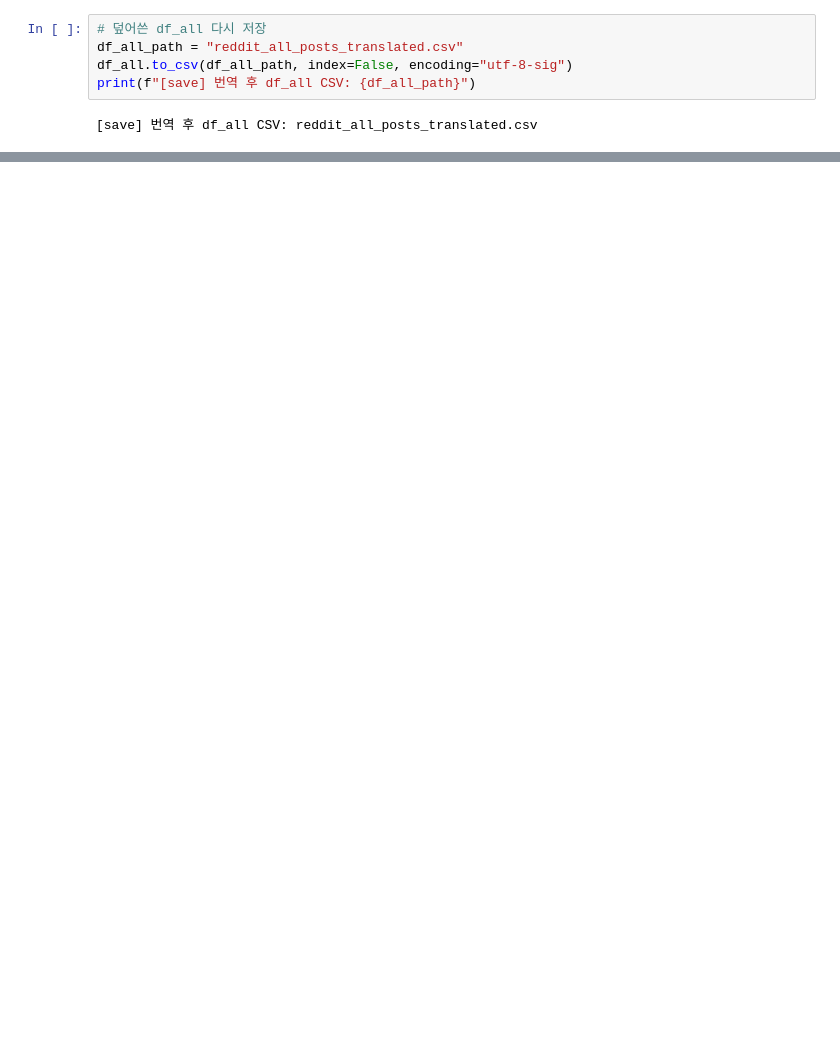
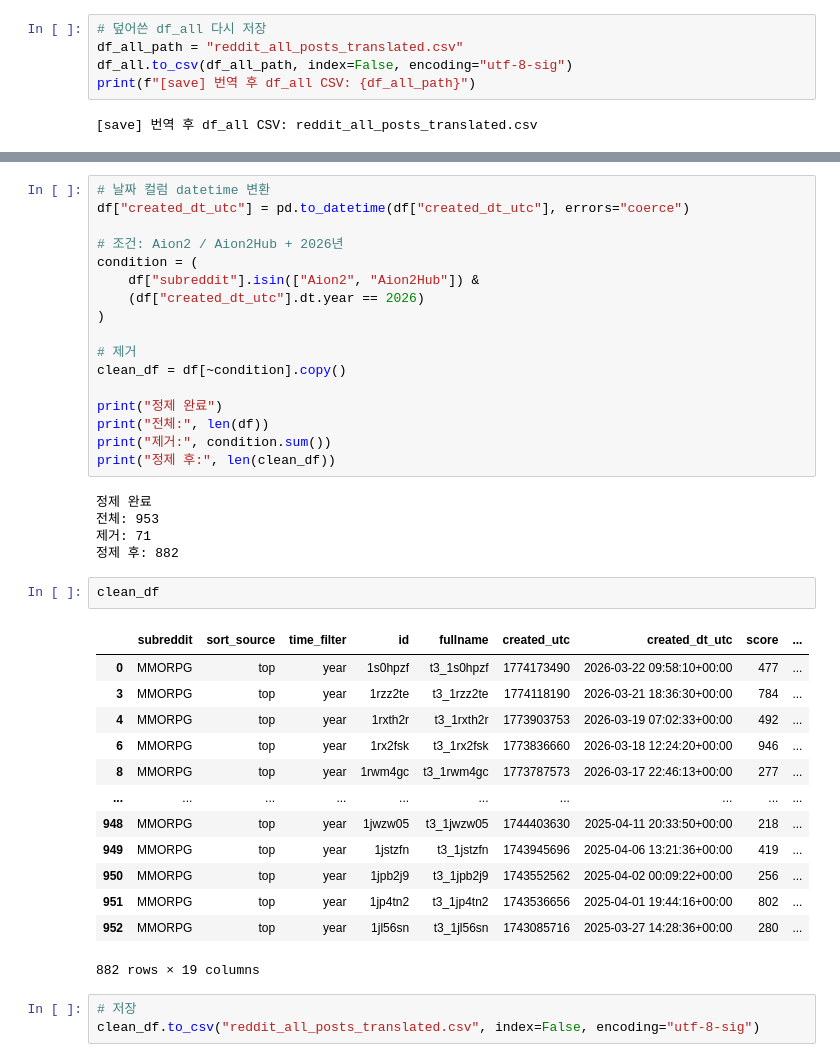
Before and after one commit to SsongSeta/Control_Defines_Difficulty, a Jupyter notebook: 1_code/01_0_collect_redditdata.ipynb, the cells around one changed output, grey strips where cells are left out. Saved outputs shown, nothing was run; the diff lists cells and outputs as text; blank space fills up the shorter version.

```diff
--- a/1_code/01_0_collect_redditdata.ipynb
+++ b/1_code/01_0_collect_redditdata.ipynb
@@ -643,0 +700,41 @@ print(f"[save] 번역 후 df_all CSV: {df_all_path}")
+# %%
+# 날짜 컬럼 datetime 변환
+df["created_dt_utc"] = pd.to_datetime(df["created_dt_utc"], errors="coerce")
+
+# 조건: Aion2 / Aion2Hub + 2026년
+condition = (
+    df["subreddit"].isin(["Aion2", "Aion2Hub"]) &
+    (df["created_dt_utc"].dt.year == 2026)
+)
+
+# 제거
+clean_df = df[~condition].copy()
+
+print("정제 완료")
+print("전체:", len(df))
+print("제거:", condition.sum())
+print("정제 후:", len(clean_df))
+# %% [output]
+정제 완료
+전체: 953
+제거: 71
+정제 후: 882
+# %%
+clean_df
+# %% [output]
+|  | subreddit | sort_source | time_filter | id | fullname | created_utc | created_dt_utc | score | ... |
+| 0 | MMORPG | top | year | 1s0hpzf | t3_1s0hpzf | 1774173490 | 2026-03-22 09:58:10+00:00 | 477 | ... |
+| 3 | MMORPG | top | year | 1rzz2te | t3_1rzz2te | 1774118190 | 2026-03-21 18:36:30+00:00 | 784 | ... |
+| 4 | MMORPG | top | year | 1rxth2r | t3_1rxth2r | 1773903753 | 2026-03-19 07:02:33+00:00 | 492 | ... |
+| 6 | MMORPG | top | year | 1rx2fsk | t3_1rx2fsk | 1773836660 | 2026-03-18 12:24:20+00:00 | 946 | ... |
+| 8 | MMORPG | top | year | 1rwm4gc | t3_1rwm4gc | 1773787573 | 2026-03-17 22:46:13+00:00 | 277 | ... |
+| ... | ... | ... | ... | ... | ... | ... | ... | ... | ... |
+| 948 | MMORPG | top | year | 1jwzw05 | t3_1jwzw05 | 1744403630 | 2025-04-11 20:33:50+00:00 | 218 | ... |
+| 949 | MMORPG | top | year | 1jstzfn | t3_1jstzfn | 1743945696 | 2025-04-06 13:21:36+00:00 | 419 | ... |
+| 950 | MMORPG | top | year | 1jpb2j9 | t3_1jpb2j9 | 1743552562 | 2025-04-02 00:09:22+00:00 | 256 | ... |
+| 951 | MMORPG | top | year | 1jp4tn2 | t3_1jp4tn2 | 1743536656 | 2025-04-01 19:44:16+00:00 | 802 | ... |
+| 952 | MMORPG | top | year | 1jl56sn | t3_1jl56sn | 1743085716 | 2025-03-27 14:28:36+00:00 | 280 | ... |
+882 rows × 19 columns
+# %%
+# 저장
+clean_df.to_csv("reddit_all_posts_translated.csv", index=False, encoding="utf-8-sig")
```
Also changed, not shown: parts of 5 cells of this notebook, 3 other files.
